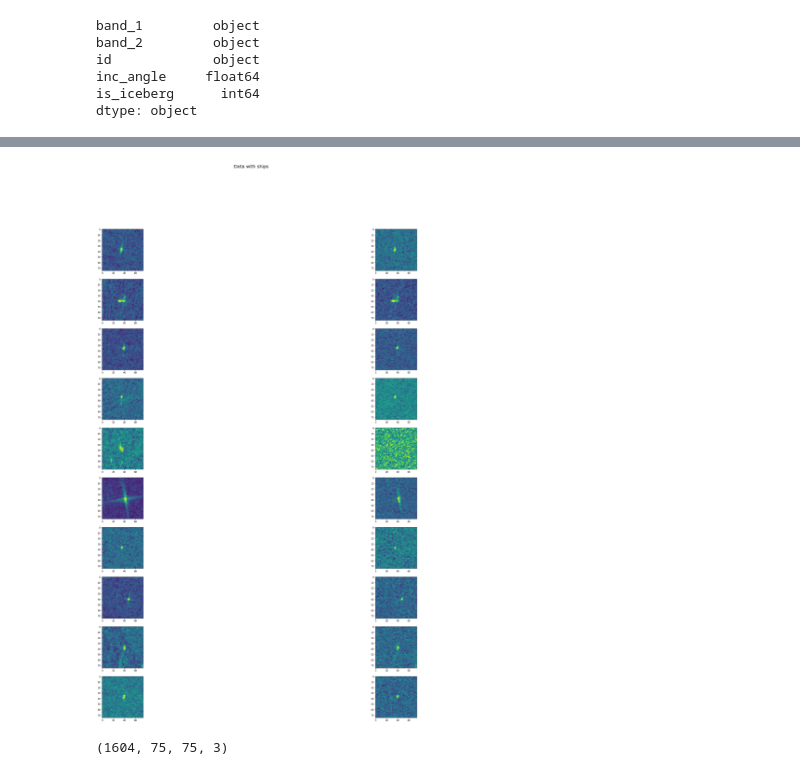
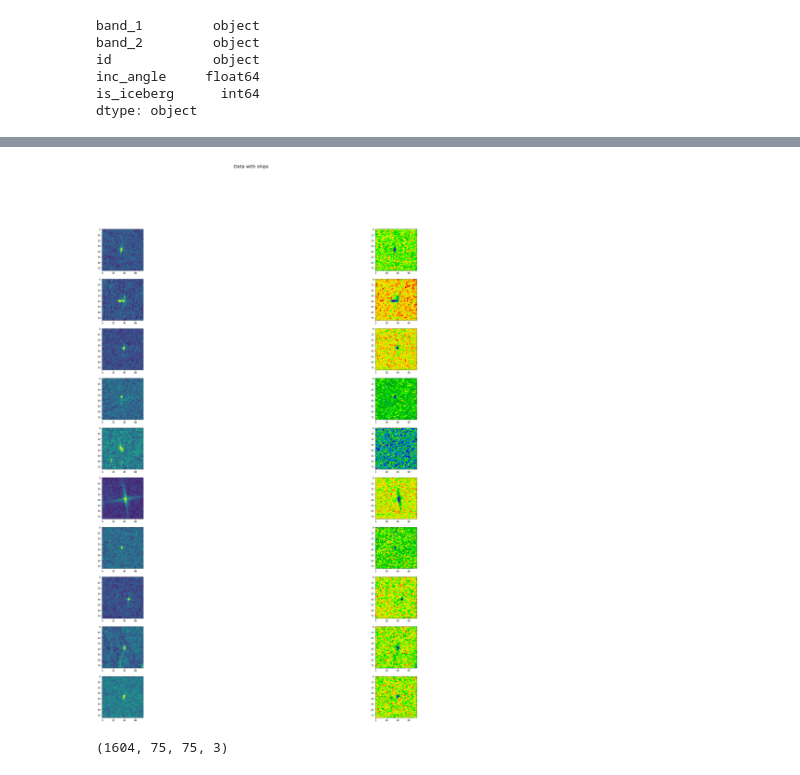
Before and after one commit to anotine10/udacity-capstone, a Jupyter notebook: capstone.ipynb, the cells around one changed output, grey strips where cells are left out. Drawn from its saved outputs; the diff is of its cells as text; code cells hidden in the pictures.

```diff
--- a/capstone.ipynb
+++ b/capstone.ipynb
@@ -114,13 +100,13 @@ dtype: object
 # %%
 import matplotlib.pyplot as plt
 num_show = 10
-plt.figure(figsize=(40,40))
+fig = plt.figure(figsize=(40,40))
 for i in range(num_show):
     plt.subplot(num_show,2,2*i + 1)
     img = np.array(train_data[train_data.is_iceberg == 1].iloc[i]['band_1']).reshape(75,75)
     plt.imshow(img)
     plt.subplot(num_show,2,2*i + 2)
     img = np.array(train_data[train_data.is_iceberg == 1].iloc[i]['band_2']).reshape(75,75)
-    plt.imshow(img)
+    plt.imshow(img, 'spectral_r')
 plt.suptitle('Data with iceberg',fontsize=20)
 plt.show()
@@ -129,18 +113,18 @@ plt.show()
 # %%
 import matplotlib.pyplot as plt
 num_show = 10
 plt.figure(figsize=(40,40))
 for i in range(num_show):
     plt.subplot(num_show,2,2*i + 1)
     img = np.array(train_data[train_data.is_iceberg == 0].iloc[i]['band_1']).reshape(75,75)
     plt.imshow(img)
     plt.subplot(num_show,2,2*i + 2)
     img = np.array(train_data[train_data.is_iceberg == 0].iloc[i]['band_2']).reshape(75,75)
-    plt.imshow(img)
+    plt.imshow(img, 'spectral_r')
 plt.suptitle('Data with ships',fontsize=20)
 plt.show()
 # %% [output]
-[figure, old version]
+[figure, new version]
 # %%
 #https://spectraldifferences.wordpress.com/2015/05/06/create-colour-composites-for-alos-palsar-tiles/
 def color_composite(data):
```
Also changed, not shown: parts of 18 cells of this notebook.
